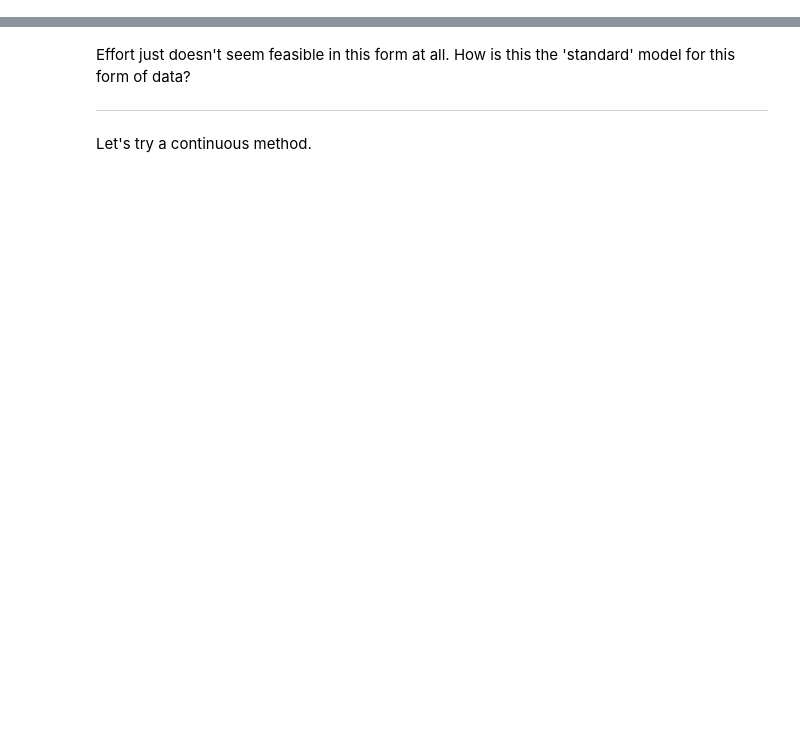
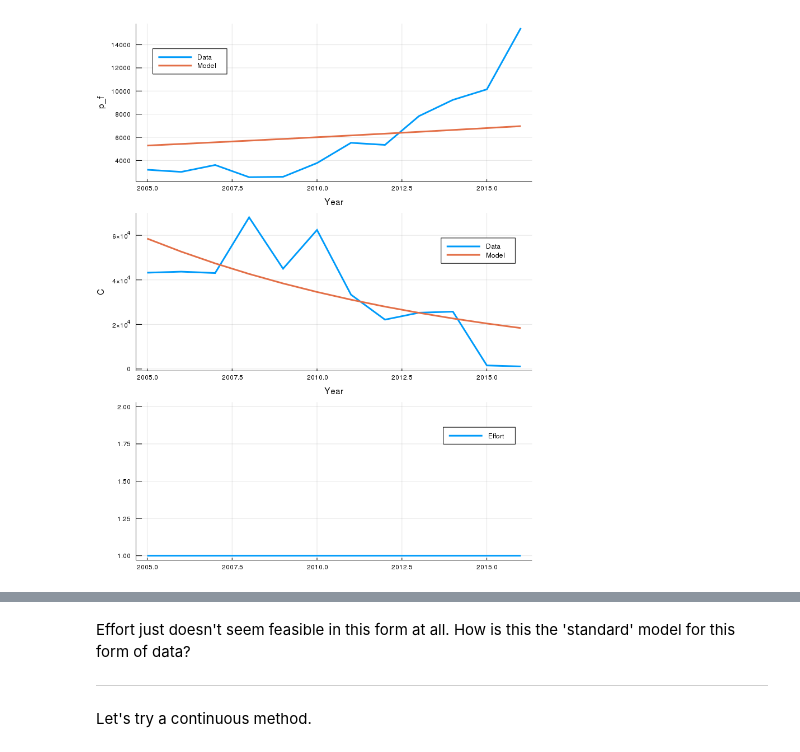
Before and after one commit to Lelsler/Squid, a Jupyter notebook: bem.ipynb, the cells around one changed output, grey strips where cells are left out. Saved outputs shown, nothing was run; the diff lists cells and outputs as text; code cells hidden in the pictures; blank space fills up the shorter version.

Commit message:
Alternative Effort explorations

```diff
--- a/bem.ipynb
+++ b/bem.ipynb
@@ -230,0 +187,24 @@ plot(ha,hb,hc,linewidth=3,layout=(3,1),size=(800,1000))
+# %%
+# Model with effort ≡ 1
+modele = JuMP.Model(solver = IpoptSolver(print_level=3,max_iter=100000,print_frequency_iter=200,sb="yes"));
+
+@variable(modele, 0.0 <= βe <= 1.0) # slope of demand-price function
+@variable(modele, 20_000.0 <= γₘe <= 51_000.0) # maximum demand, t
+@variable(modele, 0.0 <= ge <= 3.2) # population growth rate
+@variable(modele, 1000.0 <= κe <= 2148.0) # cost of processing, MXNia/t
+
+@variable(modele, p_fe[t=1:tmax]) # price for fishers
+@variable(modele, Se[t=1:tmax] >= 0.0) # size of the squid population 18000 , 1200000
+@variable(modele, Ce[t=1:tmax]  >= 0.0) # squid catch. Nominally ~10% of S, which comes through from 0.1*... in q
+@variable(modele, 4_000.0 <= p_me[t=1:tmax] <= 100_000.0) # export/market price
+
+@variable(modele, matche)
+Ee = fill(1.0,tmax)
+
+@NLconstraint(modele, [t=1:tmax-1], Se[t+1] == Se[t]+(ge*Se[t]*(1-(Se[t]/K))-Ce[t]));
+@NLconstraint(modele, [t=1:tmax], p_me[t] == γₘe*(Ce[t])^(-βe));
+@constraint(modele, [t=1:tmax], p_fe[t] == p_me[t]-κe);
+@NLconstraint(modele, [t=1:tmax], Ce[t] == q*Ee[t]*Se[t]);
+
+@NLconstraint(modele, matche == sum(abs(p_fe[t] - PrAll[t])^2+abs(Ce[t] - VolAll[t])^2 for t in 1:tmax));
+@objective(modele, Min, matche);
@@ -230,0 +232,9 @@ plot(ha,hb,hc,linewidth=3,layout=(3,1),size=(800,1000))
+# %%
+ha = plot(years, PrAll, xlabel="Year", ylabel="p_f", label="Data", legend=:topleft)
+plot!(years, getvalue(p_fe), label="Model")
+hb = plot(years, VolAll, xlabel="Year", ylabel="C", label="Data")
+plot!(years, getvalue(Ce), label="Model")
+hc = plot(years, Ee, label = "Effort")
+plot(ha,hb,hc,linewidth=3,layout=(3,1),size=(800,1000))
+# %% [output]
+[figure, added]
```
Also changed, not shown: parts of 28 cells of this notebook.
